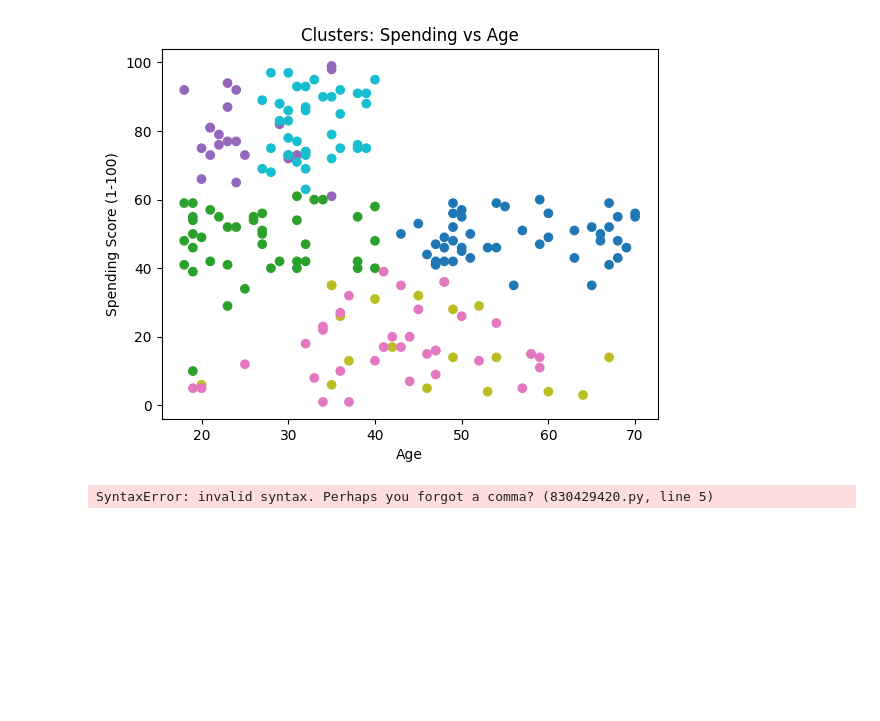
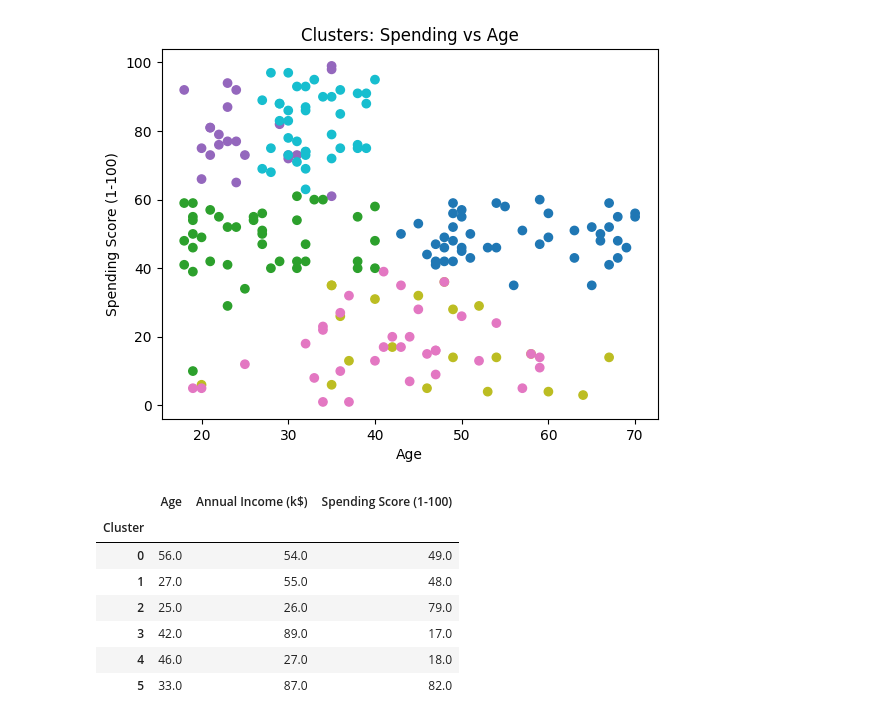
Before and after one commit to PriyankaaNigam/AI-Data-Unlocked, a Jupyter notebook: customer_segmentation/notebooks/mall_segmentation.ipynb, the cells around one changed output. Cells and saved outputs as stored; diff of their text form; code cells hidden in the pictures; blank space fills up the shorter version.

Commit message:
Add cluster centers in original units

```diff
--- a/customer_segmentation/notebooks/mall_segmentation.ipynb
+++ b/customer_segmentation/notebooks/mall_segmentation.ipynb
@@ -256,12 +256,21 @@ plt.show()
 # %%
 # Get cluster centers in original units (without scaling)
 
 centers_scaled = kmeans.cluster_centers_
 
-centers = pd.DataFrame(scaler.inverse_transform(centers_scaled)
-columns=["Age", "Annual Income (k$)", "Spending Score (1-100)"]).round(0)
+centers = pd.DataFrame(
+    scaler.inverse_transform(centers_scaled),
+    columns=["Age", "Annual Income (k$)", "Spending Score (1-100)"]
+).round(0)
 
 centers.index.name = "Cluster"
 centers
 # %% [output]
-SyntaxError: invalid syntax. Perhaps you forgot a comma? (830429420.py, line 5)
+|  | Age | Annual Income (k$) | Spending Score (1-100) |
+| Cluster |  |  |  |
+| 0 | 56.0 | 54.0 | 49.0 |
+| 1 | 27.0 | 55.0 | 48.0 |
+| 2 | 25.0 | 26.0 | 79.0 |
+| 3 | 42.0 | 89.0 | 17.0 |
+| 4 | 46.0 | 27.0 | 18.0 |
+| 5 | 33.0 | 87.0 | 82.0 |
```
